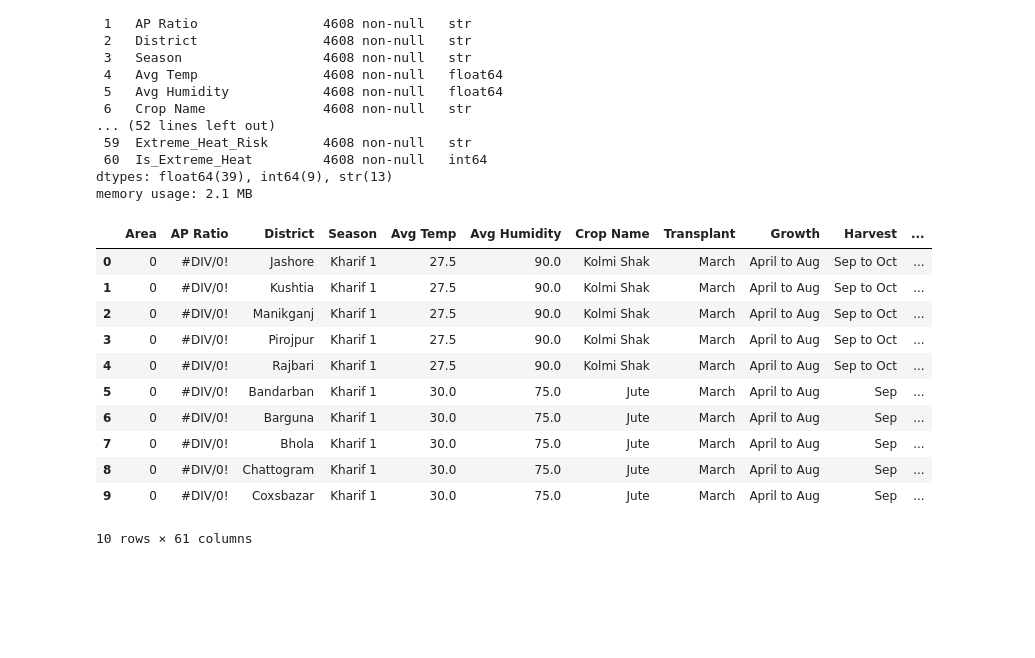
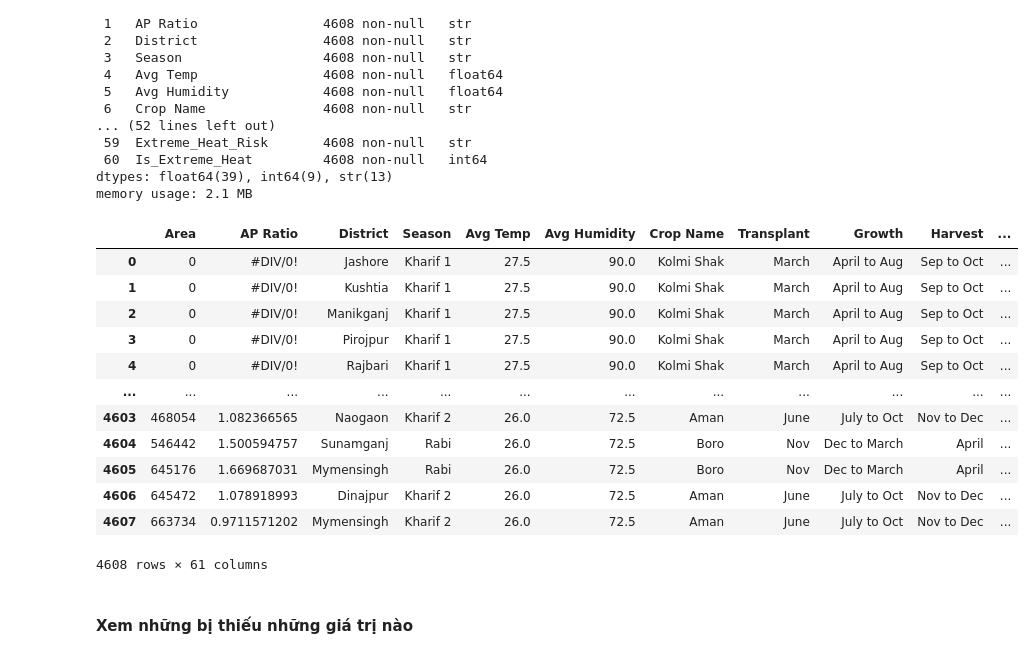
Before and after one commit to Group-9-i-i/ADY201m-Project, a Jupyter notebook: Data Cleaning/Data_cleaning.ipynb, the cells around one changed output. Drawn from its saved outputs; the diff is of its cells as text; code cells hidden in the pictures; blank space fills up the shorter version.

```diff
--- a/Data Cleaning/Data_cleaning.ipynb
+++ b/Data Cleaning/Data_cleaning.ipynb
@@ -21,17 +27,20 @@ Data columns (total 61 columns):
 dtypes: float64(39), int64(9), str(13)
 memory usage: 2.1 MB
 # %%
-df.head(10)
+df
 # %% [output]
 |  | Area | AP Ratio | District | Season | Avg Temp | Avg Humidity | Crop Name | Transplant | Growth | Harvest | ... |
 | 0 | 0 | #DIV/0! | Jashore | Kharif 1 | 27.5 | 90.0 | Kolmi Shak | March | April to Aug | Sep to Oct | ... |
 | 1 | 0 | #DIV/0! | Kushtia | Kharif 1 | 27.5 | 90.0 | Kolmi Shak | March | April to Aug | Sep to Oct | ... |
 | 2 | 0 | #DIV/0! | Manikganj | Kharif 1 | 27.5 | 90.0 | Kolmi Shak | March | April to Aug | Sep to Oct | ... |
 | 3 | 0 | #DIV/0! | Pirojpur | Kharif 1 | 27.5 | 90.0 | Kolmi Shak | March | April to Aug | Sep to Oct | ... |
 | 4 | 0 | #DIV/0! | Rajbari | Kharif 1 | 27.5 | 90.0 | Kolmi Shak | March | April to Aug | Sep to Oct | ... |
-| 5 | 0 | #DIV/0! | Bandarban | Kharif 1 | 30.0 | 75.0 | Jute | March | April to Aug | Sep | ... |
-| 6 | 0 | #DIV/0! | Barguna | Kharif 1 | 30.0 | 75.0 | Jute | March | April to Aug | Sep | ... |
-| 7 | 0 | #DIV/0! | Bhola | Kharif 1 | 30.0 | 75.0 | Jute | March | April to Aug | Sep | ... |
-| 8 | 0 | #DIV/0! | Chattogram | Kharif 1 | 30.0 | 75.0 | Jute | March | April to Aug | Sep | ... |
-| 9 | 0 | #DIV/0! | Coxsbazar | Kharif 1 | 30.0 | 75.0 | Jute | March | April to Aug | Sep | ... |
+| ... | ... | ... | ... | ... | ... | ... | ... | ... | ... | ... | ... |
+| 4603 | 468054 | 1.082366565 | Naogaon | Kharif 2 | 26.0 | 72.5 | Aman | June | July to Oct | Nov to Dec | ... |
+| 4604 | 546442 | 1.500594757 | Sunamganj | Rabi | 26.0 | 72.5 | Boro | Nov | Dec to March | April | ... |
+| 4605 | 645176 | 1.669687031 | Mymensingh | Rabi | 26.0 | 72.5 | Boro | Nov | Dec to March | April | ... |
+| 4606 | 645472 | 1.078918993 | Dinajpur | Kharif 2 | 26.0 | 72.5 | Aman | June | July to Oct | Nov to Dec | ... |
+| 4607 | 663734 | 0.9711571202 | Mymensingh | Kharif 2 | 26.0 | 72.5 | Aman | June | July to Oct | Nov to Dec | ... |
-10 rows × 61 columns
+4608 rows × 61 columns
+# %% [markdown]
+#### Xem những bị thiếu những giá trị nào
```
Also changed, not shown: parts of 22 cells of this notebook, 2 other files.
